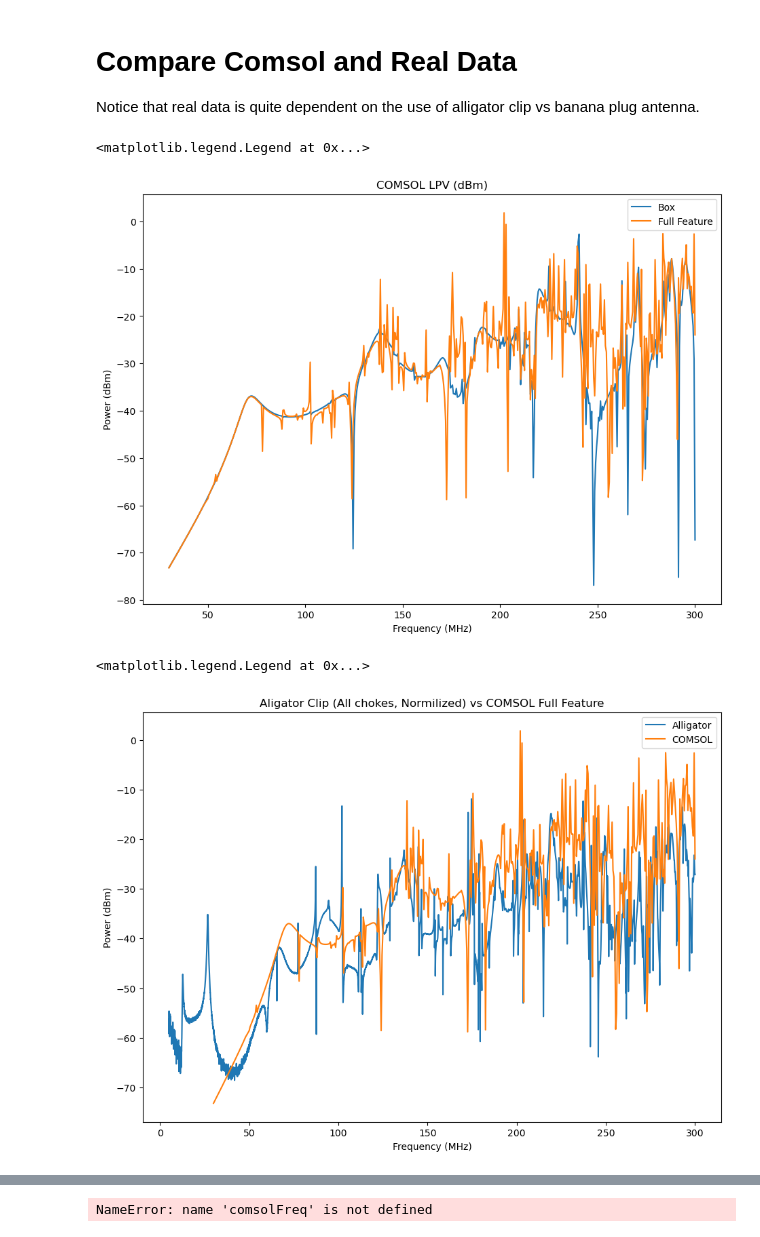
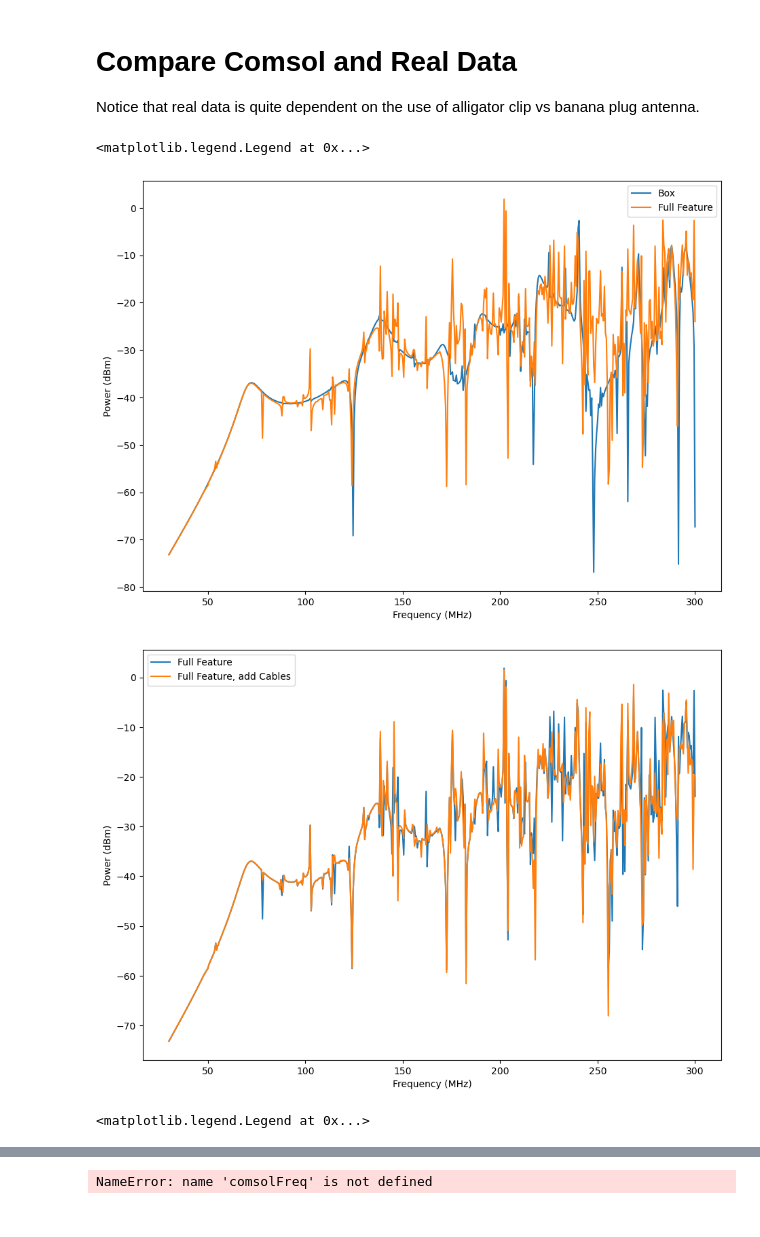
Before and after one commit to josephmlev/darkRadioDaqAndAnalysis, a Jupyter notebook: simulationValidation/trackGen/simValidationAnalysis_12.30.21.ipynb, the cells around one changed output, grey strips where cells are left out. Cells and saved outputs as stored; diff of their text form; code cells hidden in the pictures.

```diff
--- a/simulationValidation/trackGen/simValidationAnalysis_12.30.21.ipynb
+++ b/simulationValidation/trackGen/simValidationAnalysis_12.30.21.ipynb
@@ -60,7 +60,7 @@ df_comsol_biconAnd30cmDipole_box_60_60_57['Frequency (MHz)'], \
 
 
 
-#import full feature dta
+#import full feature data
 location = '../comsolOutput/biconAnd30cmDipole_fullFeature_60_60_57_0.5MHzRes_1.1.22/'
 df_comsol_biconAnd30cmDipole_fullFeature_60_60_57 = pd.DataFrame()
 
@@ -69,6 +69,9 @@ df_comsol_biconAnd30cmDipole_fullFeature_60_60_57['Frequency (MHz)'], \
 
 
 
-df_comsol_biconAnd30cmDipole_box_60_60_57.plot()
+#import full feature, cable data
+location = '../comsolOutput/biconAnd30cmDipole_fullFeature_60_60_57_withCablesV1_0.5MHzRes_1.1.22/'
+df_comsol_biconAnd30cmDipole_fullFeature_60_60_57_withCables = pd.DataFrame()
 
-df_comsol_biconAnd30cmDipole_fullFeature_60_60_57.plot()
+df_comsol_biconAnd30cmDipole_fullFeature_60_60_57_withCables['Frequency (MHz)'], \
+    df_comsol_biconAnd30cmDipole_fullFeature_60_60_57_withCables['Power (dBm)']= np.loadtxt(location + 'powerBicon_dBm.txt', skiprows = 5, unpack = True)
@@ -300,35 +303,41 @@ plt.legend()
 Notice that real data is quite dependent on the use of alligator clip vs banana plug antenna.
 # %%
 %matplotlib inline
+
 plt.figure(figsize=(11, 8), dpi=100)
-plt.title('COMSOL LPV (dBm)')
-plt.plot(df_comsol_biconAnd30cmDipole_box_60_60_57['Frequency (MHz)'], \
-         df_comsol_biconAnd30cmDipole_box_60_60_57['Power (dBm)'],label = 'Box')
-plt.plot(df_comsol_biconAnd30cmDipole_fullFeature_60_60_57['Frequency (MHz)'], \
-         df_comsol_biconAnd30cmDipole_fullFeature_60_60_57['Power (dBm)'], label = 'Full Feature')
+plt.plot(df_comsol_biconAnd30cmDipole_box_60_60_57['Frequency (MHz)'], df_comsol_biconAnd30cmDipole_box_60_60_57['Power (dBm)'], label = 'Box')
+plt.plot(df_comsol_biconAnd30cmDipole_fullFeature_60_60_57['Frequency (MHz)'], df_comsol_biconAnd30cmDipole_fullFeature_60_60_57['Power (dBm)'], label = 'Full Feature')
+plt.legend()
 plt.ylabel('Power (dBm)')
 plt.xlabel('Frequency (MHz)')
+plt.legend()
 
+plt.figure(figsize=(11, 8), dpi=100)
+plt.plot(df_comsol_biconAnd30cmDipole_fullFeature_60_60_57['Frequency (MHz)'], df_comsol_biconAnd30cmDipole_fullFeature_60_60_57['Power (dBm)'], label = 'Full Feature')
+plt.plot(df_comsol_biconAnd30cmDipole_fullFeature_60_60_57_withCables['Frequency (MHz)'], df_comsol_biconAnd30cmDipole_fullFeature_60_60_57_withCables['Power (dBm)'], label = 'Full Feature, add Cables')
 plt.legend()
+plt.ylabel('Power (dBm)')
+plt.xlabel('Frequency (MHz)')
+plt.legend()
 # %% [output]
 <matplotlib.legend.Legend at 0x...>
-[figure, old version]
+[figure, new version]
+[figure, added]
 # %%
-%matplotlib inline
+%matplotlib qt
 plt.figure(figsize=(11, 8), dpi=100)
 plt.title('Aligator Clip (All chokes, Normilized) vs COMSOL Full Feature')
 
-plt.plot(freqArr, df_30cmDipClip_allChokes_60N60E57V_20dBatt_rbw10k_DANLn100pm3dB_avg4['Normilized Antenna Power (dBm)'],\
+plt.plot(freqArr, df_30cmDipClip_allChokes_60N60E57V_20dBatt_rbw10k_DANLn100pm3dB_avg4['Raw Antenna Power (dBm)'],\
          label = 'Alligator')
 
-plt.plot(df_comsol_biconAnd30cmDipole_fullFeature_60_60_57['Frequency (MHz)'], \
-         df_comsol_biconAnd30cmDipole_fullFeature_60_60_57['Power (dBm)'], label = 'COMSOL')
+plt.plot(df_comsol_biconAnd30cmDipole_fullFeature_60_60_57_withCables['Frequency (MHz)'], \
+         df_comsol_biconAnd30cmDipole_fullFeature_60_60_57_withCables['Power (dBm)'] - 8.57, label = 'COMSOL')
 plt.ylabel('Power (dBm)')
 plt.xlabel('Frequency (MHz)')
 plt.legend()
 # %% [output]
 <matplotlib.legend.Legend at 0x...>
-[figure, removed]
 # %%
 %matplotlib inline
 plt.figure(figsize=(11, 8), dpi=100)
```
Also changed, not shown: parts of 5 cells of this notebook.
